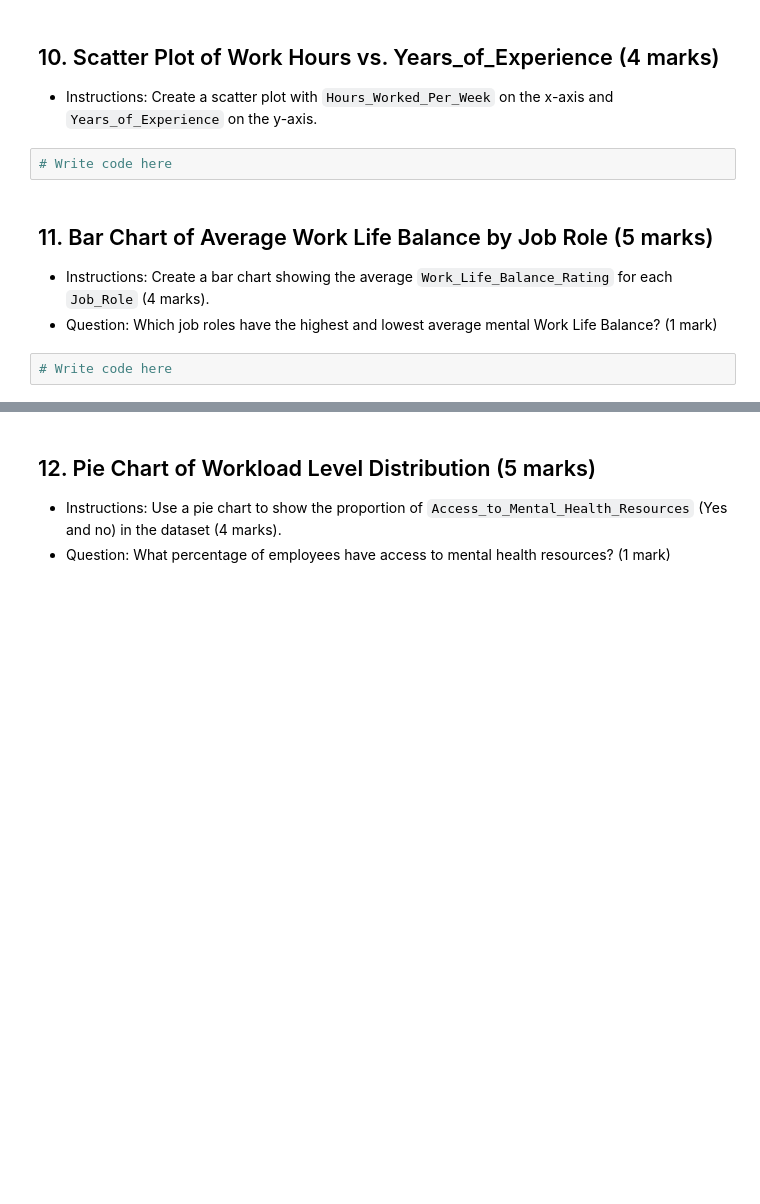
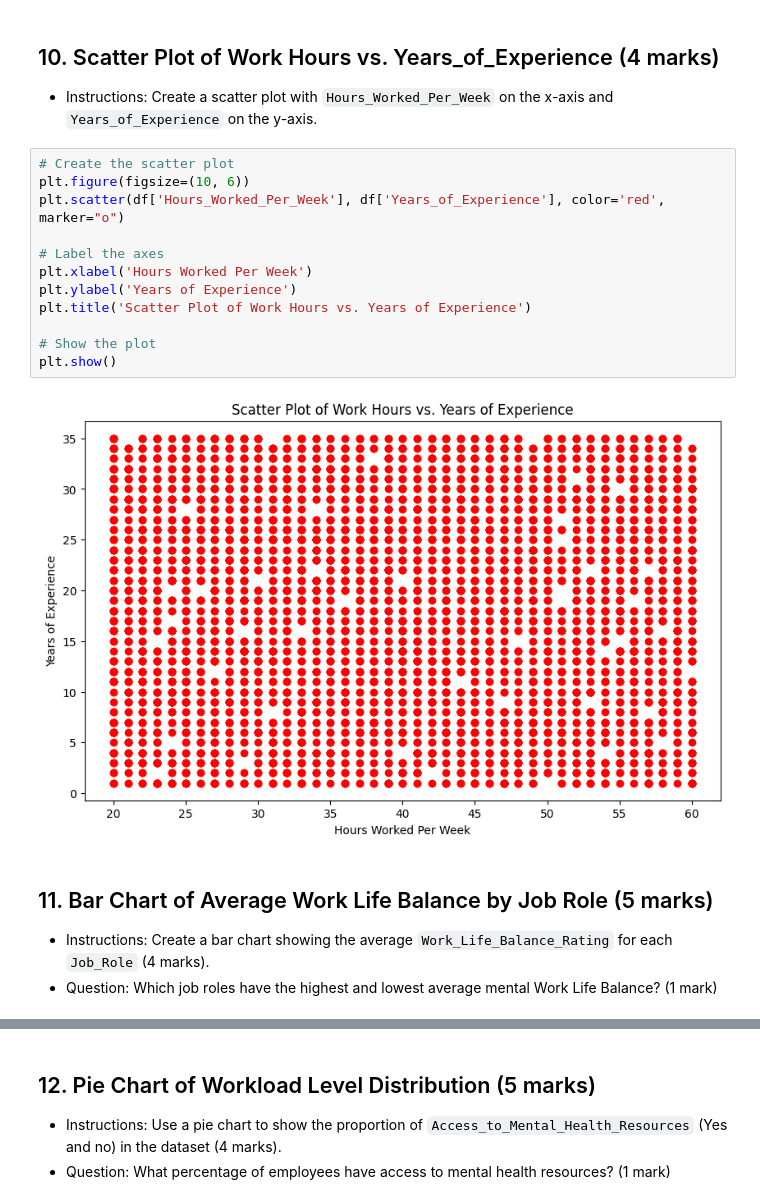
Before and after one commit to Denji-1/Data_Analytics_with_Python, a Jupyter notebook: Assessment/Data_Analytics_with_Python_Assessment.ipynb, the cells around one changed output, grey strips where cells are left out. Cells and saved outputs as stored; diff of their text form; blank space fills up the shorter version.

```diff
--- a/Assessment/Data_Analytics_with_Python_Assessment.ipynb
+++ b/Assessment/Data_Analytics_with_Python_Assessment.ipynb
@@ -210,11 +407,21 @@ Instructions: Use individual commands to find the statistical summary.
 # %% [markdown]
 ## 10. Scatter Plot of Work Hours vs. Years_of_Experience (4 marks)
 - Instructions: Create a scatter plot with `Hours_Worked_Per_Week` on the x-axis and `Years_of_Experience` on the y-axis.
-# %%
-# Write code here
+# %%
+# Create the scatter plot
+plt.figure(figsize=(10, 6))
+plt.scatter(df['Hours_Worked_Per_Week'], df['Years_of_Experience'], color='red', marker="o")
+
+# Label the axes
+plt.xlabel('Hours Worked Per Week')
+plt.ylabel('Years of Experience')
+plt.title('Scatter Plot of Work Hours vs. Years of Experience')
+
+# Show the plot
+plt.show()
+# %% [output]
+[figure, added]
 # %% [markdown]
 ## 11. Bar Chart of Average Work Life Balance by Job Role (5 marks)
 - Instructions: Create a bar chart showing the average `Work_Life_Balance_Rating` for each `Job_Role` (4 marks).
 - Question: Which job roles have the highest and lowest average mental Work Life Balance? (1 mark)
-# %%
-# Write code here
```
Also changed, not shown: parts of 39 cells of this notebook.
